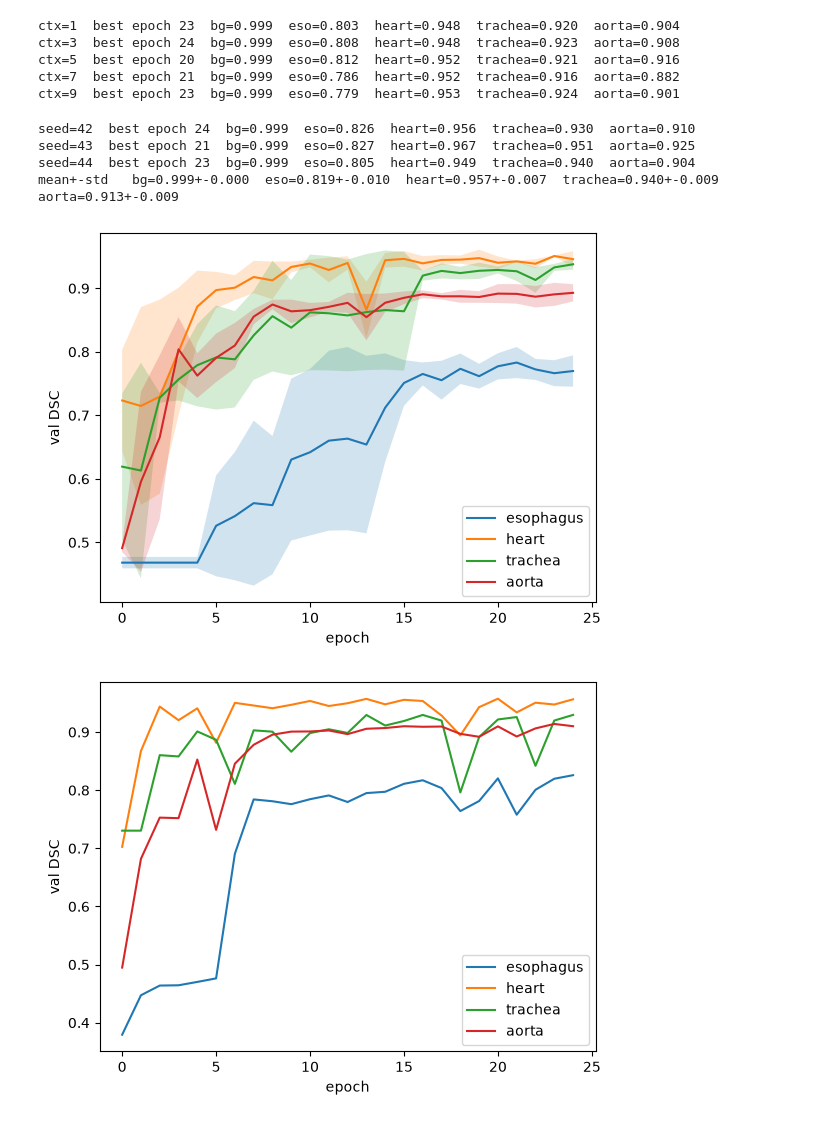
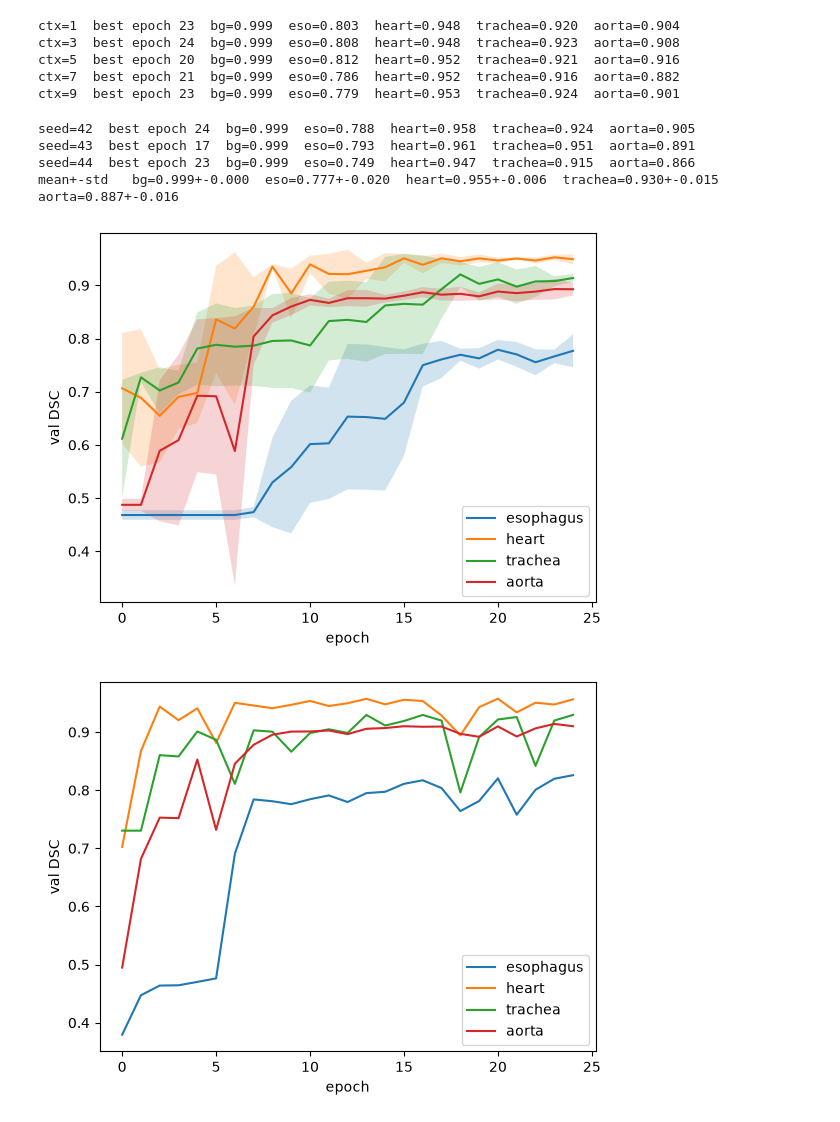
Before and after one commit to sam-ts-h/ai4mi_project_group13, a Jupyter notebook: pre_processing.ipynb, the cells around one changed output. Cells and saved outputs as stored; diff of their text form; code cells hidden in the pictures.

```diff
--- a/pre_processing.ipynb
+++ b/pre_processing.ipynb
@@ -709,7 +709,7 @@ ctx=9  best epoch 23  bg=0.999  eso=0.779  heart=0.953  trachea=0.924  aorta=0.9
 import numpy as np
 from pathlib import Path
 
-BASE = Path("results/context_5_16kernels")
+BASE = Path("results/context_512crop_no_aug")
 SEEDS = (42, 43, 44)
 names = ["bg", "eso", "heart", "trachea", "aorta"]
 
@@ -726,10 +726,10 @@ best_rows = np.array(best_rows)                      # (seeds, K)
 m, sd = best_rows.mean(0), best_rows.std(0)
 print("mean+-std   " + "  ".join(f"{n}={m[k]:.3f}+-{sd[k]:.3f}" for k, n in enumerate(names)))
 # %% [output]
-seed=42  best epoch 24  bg=0.999  eso=0.826  heart=0.956  trachea=0.930  aorta=0.910
-seed=43  best epoch 21  bg=0.999  eso=0.827  heart=0.967  trachea=0.951  aorta=0.925
-seed=44  best epoch 23  bg=0.999  eso=0.805  heart=0.949  trachea=0.940  aorta=0.904
-mean+-std   bg=0.999+-0.000  eso=0.819+-0.010  heart=0.957+-0.007  trachea=0.940+-0.009  aorta=0.913+-0.009
+seed=42  best epoch 24  bg=0.999  eso=0.788  heart=0.958  trachea=0.924  aorta=0.905
+seed=43  best epoch 17  bg=0.999  eso=0.793  heart=0.961  trachea=0.951  aorta=0.891
+seed=44  best epoch 23  bg=0.999  eso=0.749  heart=0.947  trachea=0.915  aorta=0.866
+mean+-std   bg=0.999+-0.000  eso=0.777+-0.020  heart=0.955+-0.006  trachea=0.930+-0.015  aorta=0.887+-0.016
 # %%
 import numpy as np
 import matplotlib.pyplot as plt
@@ -757,31 +757,31 @@ plt.xlabel("epoch"); plt.ylabel("DSC"); plt.savefig("curves_no_preprocessing.png
 # %%
 import numpy as np
 import matplotlib.pyplot as plt
 from pathlib import Path
 
 SEEDS = (42, 43, 44)
 RUN = "context5"
-BASE = Path("results/context_size_no_augmentation")
+BASE = Path("results/context_512crop_no_aug")
 
 names = ["esophagus", "heart", "trachea", "aorta"]
 
 per_class = []
 for s in SEEDS:
     d = BASE / f"split{s}_train{s}" / RUN
     per_class.append(np.load(d / "dice_val.npy").mean(axis=1))   # (epochs, K)
 
 per_class = np.array(per_class)      # (seeds, epochs, K)
 ep = np.arange(per_class.shape[1])
 
 for k, name in enumerate(names, start=1):
     m, sd = per_class[:, :, k].mean(0), per_class[:, :, k].std(0)
     plt.plot(ep, m, label=name)
     plt.fill_between(ep, m - sd, m + sd, alpha=0.2)
 
 plt.xlabel("epoch"); plt.ylabel("val DSC"); plt.legend()
 plt.savefig("per_class.png", dpi=120, bbox_inches="tight")
 # %% [output]
-[figure, old version]
+[figure, new version]
 # %%
 # for the 16 kernel run
 import numpy as np
```
Also changed, not shown: 2 other files.
